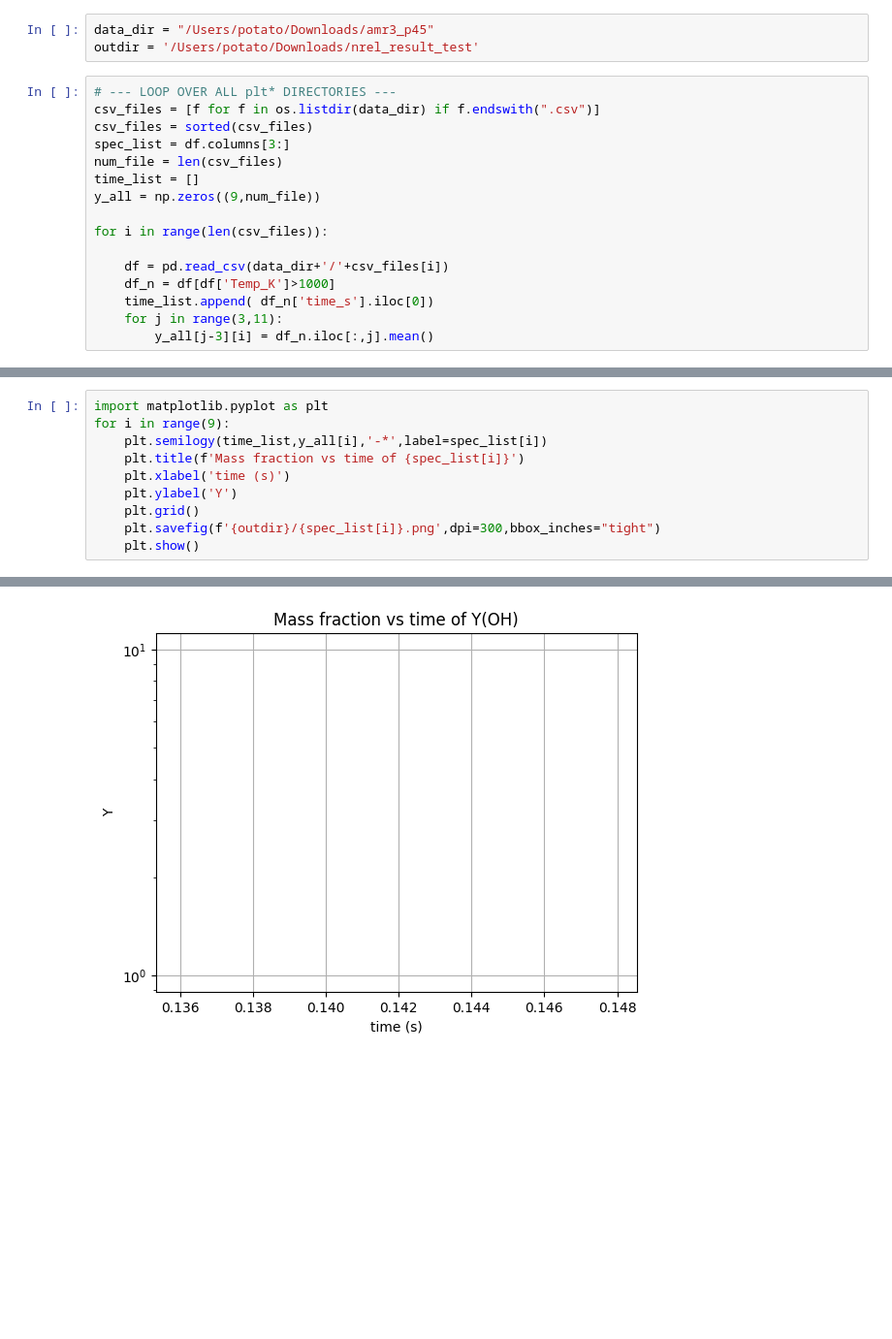
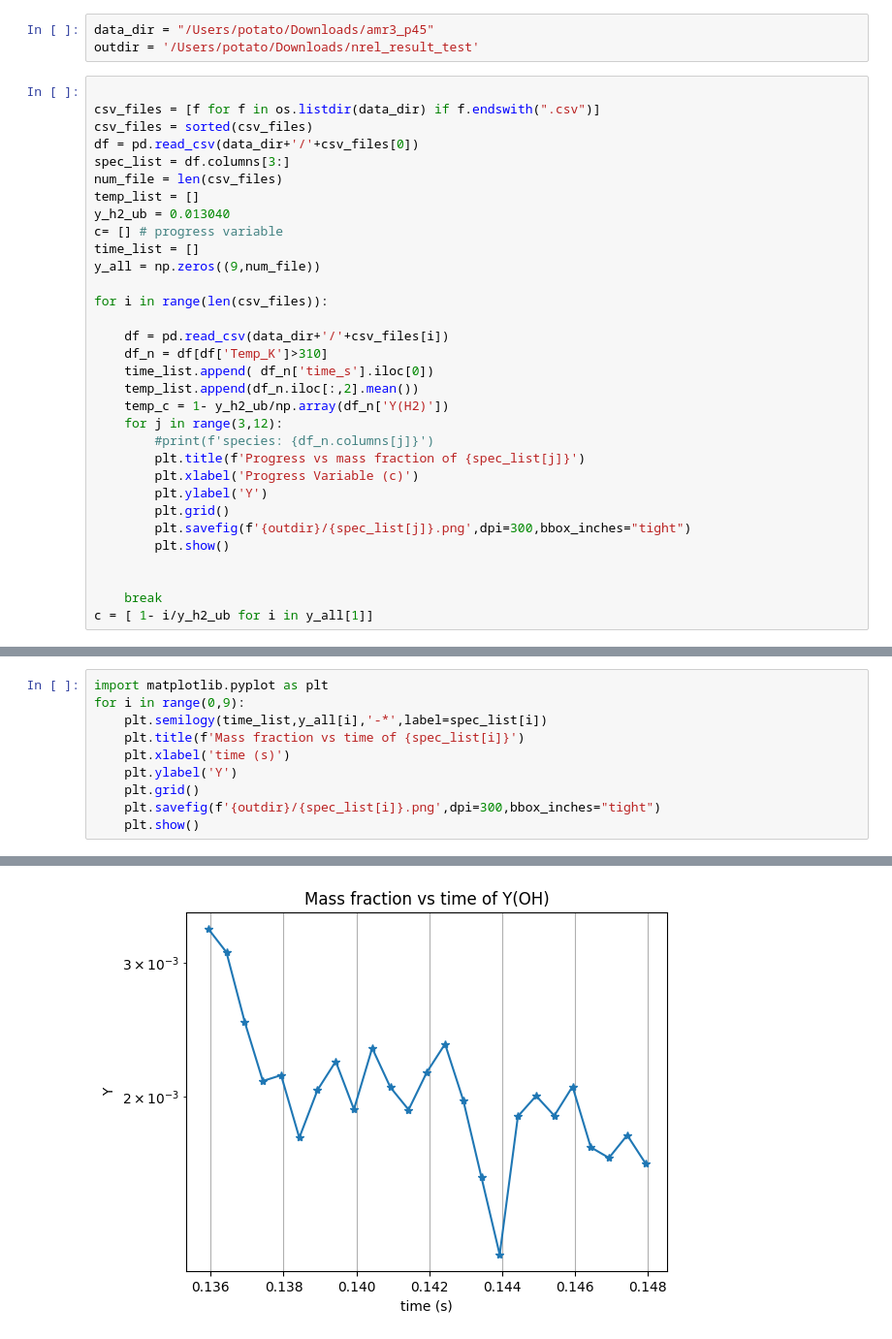
Before and after one commit to potatoslc/analysis_code, a Jupyter notebook: flame_comp.ipynb, the cells around one changed output, grey strips where cells are left out. Shown at 97% size. Cells and saved outputs as stored; diff of their text form; blank space fills up the shorter version.

```diff
--- a/flame_comp.ipynb
+++ b/flame_comp.ipynb
@@ -7,18 +7,34 @@ from glob import glob
 data_dir = "/Users/potato/Downloads/amr3_p45"
 outdir = '/Users/potato/Downloads/nrel_result_test'
 # %%
-# --- LOOP OVER ALL plt* DIRECTORIES ---
+
 csv_files = [f for f in os.listdir(data_dir) if f.endswith(".csv")]
 csv_files = sorted(csv_files)
+df = pd.read_csv(data_dir+'/'+csv_files[0])
 spec_list = df.columns[3:]
 num_file = len(csv_files)
+temp_list = []
+y_h2_ub = 0.013040
+c= [] # progress variable
 time_list = []
 y_all = np.zeros((9,num_file))
 
 for i in range(len(csv_files)):
 
     df = pd.read_csv(data_dir+'/'+csv_files[i])
-    df_n = df[df['Temp_K']>1000]
+    df_n = df[df['Temp_K']>310]
     time_list.append( df_n['time_s'].iloc[0])
-    for j in range(3,11):
-        y_all[j-3][i] = df_n.iloc[:,j].mean()
+    temp_list.append(df_n.iloc[:,2].mean())
+    temp_c = 1- y_h2_ub/np.array(df_n['Y(H2)'])
+    for j in range(3,12):
+        #print(f'species: {df_n.columns[j]}')
+        plt.title(f'Progress vs mass fraction of {spec_list[j]}')
+        plt.xlabel('Progress Variable (c)')
+        plt.ylabel('Y')
+        plt.grid()
+        plt.savefig(f'{outdir}/{spec_list[j]}.png',dpi=300,bbox_inches="tight")
+        plt.show()
+
+
+    break
+c = [ 1- i/y_h2_ub for i in y_all[1]]
@@ -25,21 +71,21 @@ for i in range(len(csv_files)):
 # %%
 import matplotlib.pyplot as plt
-for i in range(9):
+for i in range(0,9):
     plt.semilogy(time_list,y_all[i],'-*',label=spec_list[i])
     plt.title(f'Mass fraction vs time of {spec_list[i]}')
     plt.xlabel('time (s)')
     plt.ylabel('Y')
     plt.grid()
     plt.savefig(f'{outdir}/{spec_list[i]}.png',dpi=300,bbox_inches="tight")
     plt.show()
 # %% [output]
 [figure]
 [figure]
 [figure]
 [figure]
 [figure]
 [figure]
 [figure]
 [figure]
-[figure, old version]
+[figure, new version]
 # %%
```
Also changed, not shown: parts of 10 cells of this notebook.
